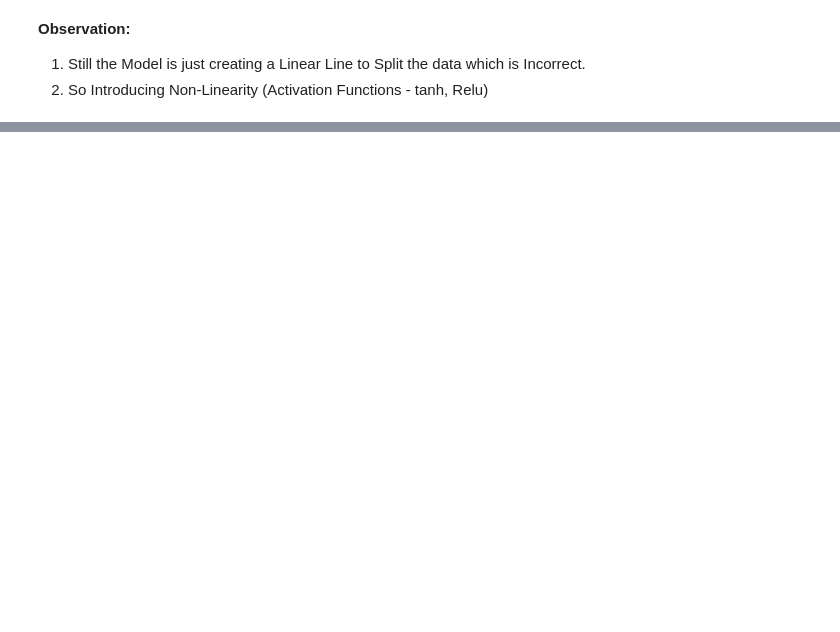
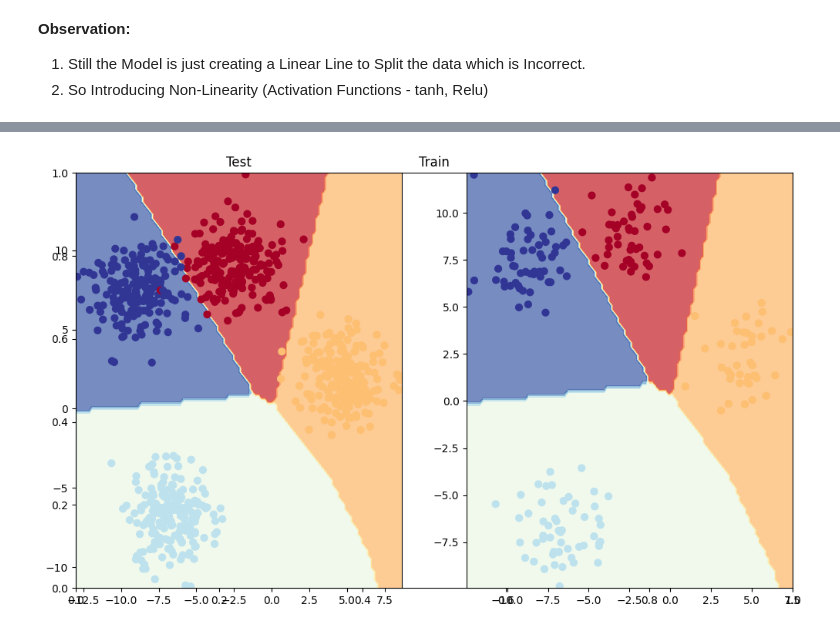
Before and after one commit to gsurend4/BackPropogration, a Jupyter notebook: 02_Neural_Network_classification_with_pytorch.ipynb, the cells around one changed output, grey strips where cells are left out. Saved outputs shown, nothing was run; the diff lists cells and outputs as text; code cells hidden in the pictures; blank space fills up the shorter version.

```diff
--- a/02_Neural_Network_classification_with_pytorch.ipynb
+++ b/02_Neural_Network_classification_with_pytorch.ipynb
@@ -779,0 +841,9 @@ Text(0.5, 1.0, 'Test')
+# %%
+# Defining the Loss Function and Optimizer
+
+loss_fn = nn.CrossEntropyLoss()
+
+# Optimizer
+
+optimizer = torch.optim.SGD(params=model_4.parameters(),
+                            lr = 0.1)
@@ -779,0 +858,5 @@ Text(0.5, 1.0, 'Test')
+# %%
+def Accuracy(y_true, y_pred):
+    correct = torch.eq(y_true, y_pred).sum().item()
+    percentage = (correct / len(y_pred)) * 100
+    return percentage
@@ -779,0 +946,16 @@ Text(0.5, 1.0, 'Test')
+# %%
+plt.figure(figsize=(12, 7))
+
+plt.title("Train")
+plt.subplot(1, 2, 1)
+plot_decision_boundary(model=model_4,
+                       X=X_blob_train,
+                       y=y_blob_train)
+
+plt.title("Test")
+plt.subplot(1, 2, 2)
+plot_decision_boundary(model=model_4,
+                       X=X_blob_test,
+                       y=y_blob_test)
+# %% [output]
+[figure, added]
```
Also changed, not shown: parts of 46 cells of this notebook.
